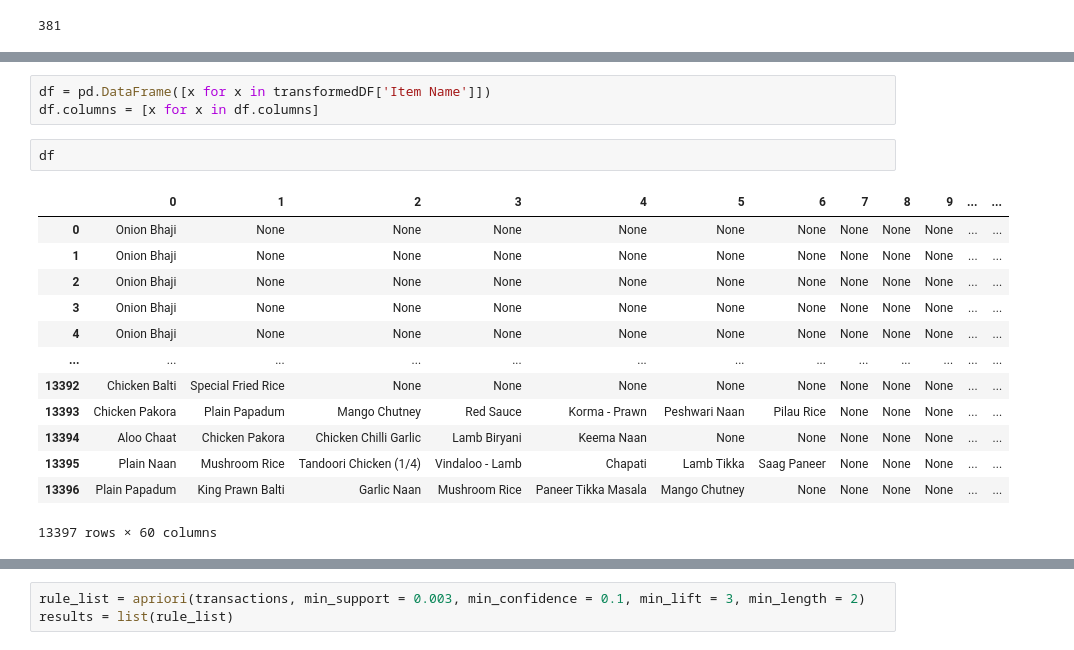
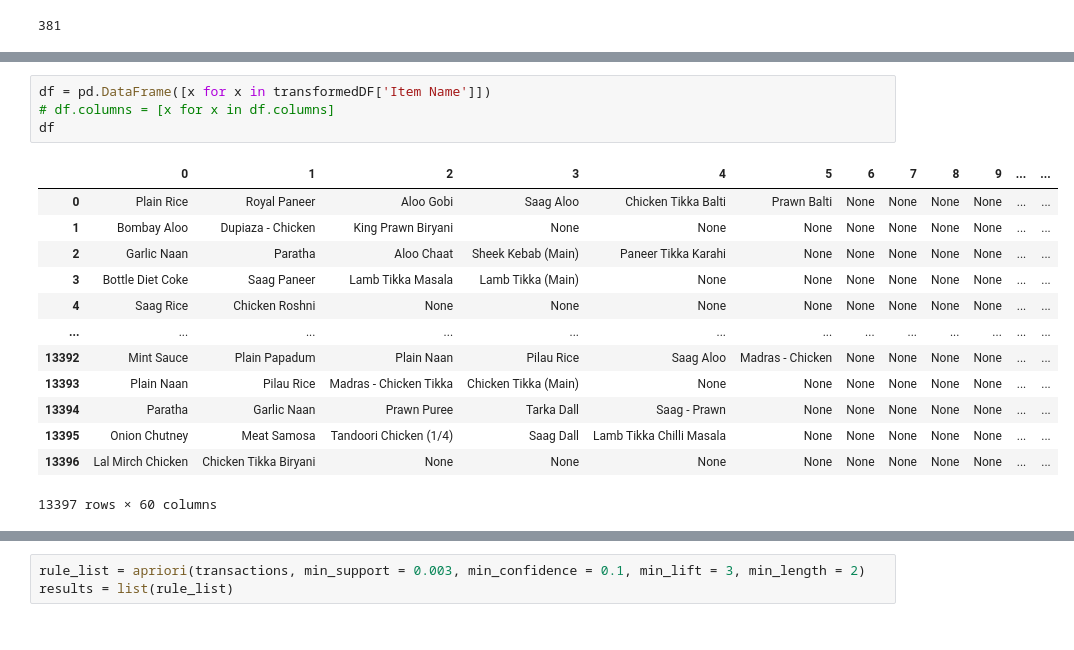
Before and after one commit to Jaydeep21/resturant-market-basket-analysis, a Jupyter notebook: associationrules.ipynb, the cells around one changed output, grey strips where cells are left out. Drawn from its saved outputs; the diff is of its cells as text.

```diff
--- a/associationrules.ipynb
+++ b/associationrules.ipynb
@@ -61,20 +64,19 @@ transformedDF
 13397 rows × 2 columns
 # %%
 df = pd.DataFrame([x for x in transformedDF['Item Name']])
-df.columns = [x for x in df.columns]
+# df.columns = [x for x in df.columns]
+df
+# %% [output]
+|  | 0 | 1 | 2 | 3 | 4 | 5 | 6 | 7 | 8 | 9 | ... | ... |
+| 0 | Plain Rice | Royal Paneer | Aloo Gobi | Saag Aloo | Chicken Tikka Balti | Prawn Balti | None | None | None | None | ... | ... |
+| 1 | Bombay Aloo | Dupiaza - Chicken | King Prawn Biryani | None | None | None | None | None | None | None | ... | ... |
+| 2 | Garlic Naan | Paratha | Aloo Chaat | Sheek Kebab (Main) | Paneer Tikka Karahi | None | None | None | None | None | ... | ... |
+| 3 | Bottle Diet Coke | Saag Paneer | Lamb Tikka Masala | Lamb Tikka (Main) | None | None | None | None | None | None | ... | ... |
+| 4 | Saag Rice | Chicken Roshni | None | None | None | None | None | None | None | None | ... | ... |
+| ... | ... | ... | ... | ... | ... | ... | ... | ... | ... | ... | ... | ... |
+| 13392 | Mint Sauce | Plain Papadum | Plain Naan | Pilau Rice | Saag Aloo | Madras - Chicken | None | None | None | None | ... | ... |
+| 13393 | Plain Naan | Pilau Rice | Madras - Chicken Tikka | Chicken Tikka (Main) | None | None | None | None | None | None | ... | ... |
+| 13394 | Paratha | Garlic Naan | Prawn Puree | Tarka Dall | Saag - Prawn | None | None | None | None | None | ... | ... |
+| 13395 | Onion Chutney | Meat Samosa | Tandoori Chicken (1/4) | Saag Dall | Lamb Tikka Chilli Masala | None | None | None | None | None | ... | ... |
+| 13396 | Lal Mirch Chicken | Chicken Tikka Biryani | None | None | None | None | None | None | None | None | ... | ... |
+13397 rows × 60 columns
-# %%
-df
-# %% [output]
-|  | 0 | 1 | 2 | 3 | 4 | 5 | 6 | 7 | 8 | 9 | ... | ... |
-| 0 | Onion Bhaji | None | None | None | None | None | None | None | None | None | ... | ... |
-| 1 | Onion Bhaji | None | None | None | None | None | None | None | None | None | ... | ... |
-| 2 | Onion Bhaji | None | None | None | None | None | None | None | None | None | ... | ... |
-| 3 | Onion Bhaji | None | None | None | None | None | None | None | None | None | ... | ... |
-| 4 | Onion Bhaji | None | None | None | None | None | None | None | None | None | ... | ... |
-| ... | ... | ... | ... | ... | ... | ... | ... | ... | ... | ... | ... | ... |
-| 13392 | Chicken Balti | Special Fried Rice | None | None | None | None | None | None | None | None | ... | ... |
-| 13393 | Chicken Pakora | Plain Papadum | Mango Chutney | Red Sauce | Korma - Prawn | Peshwari Naan | Pilau Rice | None | None | None | ... | ... |
-| 13394 | Aloo Chaat | Chicken Pakora | Chicken Chilli Garlic | Lamb Biryani | Keema Naan | None | None | None | None | None | ... | ... |
-| 13395 | Plain Naan | Mushroom Rice | Tandoori Chicken (1/4) | Vindaloo - Lamb | Chapati | Lamb Tikka | Saag Paneer | None | None | None | ... | ... |
-| 13396 | Plain Papadum | King Prawn Balti | Garlic Naan | Mushroom Rice | Paneer Tikka Masala | Mango Chutney | None | None | None | None | ... | ... |
-13397 rows × 60 columns
```
Also changed, not shown: parts of 12 cells of this notebook, 2 other files.
